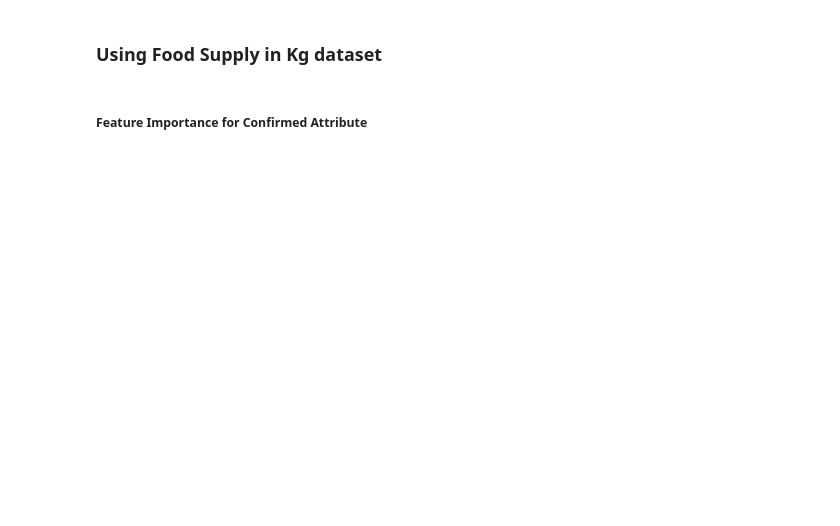
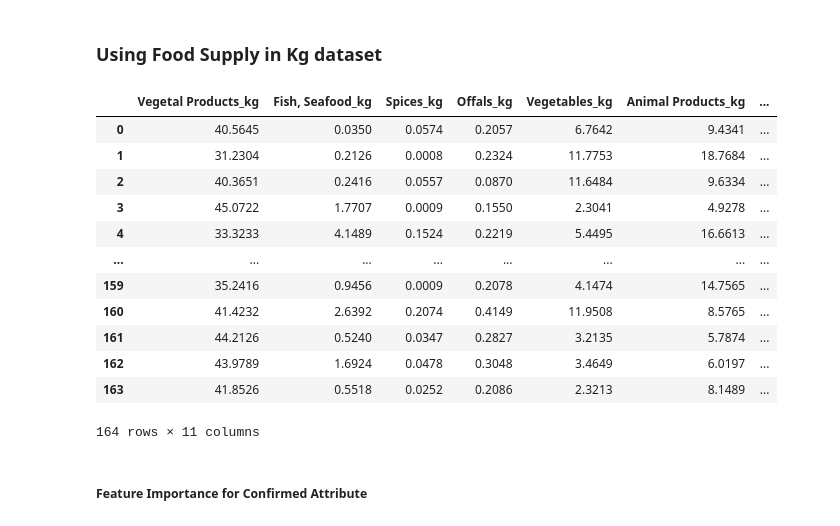
Before and after one commit to Spyrix/Covid19-Diet-Preds, a Jupyter notebook: Boosting.ipynb, the cells around one changed output. Saved outputs shown, nothing was run; the diff lists cells and outputs as text; code cells hidden in the pictures; blank space fills up the shorter version.

```diff
--- a/Boosting.ipynb
+++ b/Boosting.ipynb
@@ -252,8 +312,24 @@ plt.show()
 ### Using Food Supply in Kg dataset
 # %%
 # Removing Country column due to it being categorical and not providing much information
-kg_df = kg_df.drop(['Country', 'Obesity'], axis=1)
+kg_df = kg_df[['Vegetal Products_kg', 'Fish, Seafood_kg', 'Spices_kg',
+                   'Offals_kg', 'Vegetables_kg','Animal Products_kg',
+                   'Alcoholic Beverages_kg','Sugar & Sweeteners_kg','Confirmed','Deaths', 'Recovered']]
 kg_df
+# %% [output]
+|  | Vegetal Products_kg | Fish, Seafood_kg | Spices_kg | Offals_kg | Vegetables_kg | Animal Products_kg | ... |
+| 0 | 40.5645 | 0.0350 | 0.0574 | 0.2057 | 6.7642 | 9.4341 | ... |
+| 1 | 31.2304 | 0.2126 | 0.0008 | 0.2324 | 11.7753 | 18.7684 | ... |
+| 2 | 40.3651 | 0.2416 | 0.0557 | 0.0870 | 11.6484 | 9.6334 | ... |
+| 3 | 45.0722 | 1.7707 | 0.0009 | 0.1550 | 2.3041 | 4.9278 | ... |
+| 4 | 33.3233 | 4.1489 | 0.1524 | 0.2219 | 5.4495 | 16.6613 | ... |
+| ... | ... | ... | ... | ... | ... | ... | ... |
+| 159 | 35.2416 | 0.9456 | 0.0009 | 0.2078 | 4.1474 | 14.7565 | ... |
+| 160 | 41.4232 | 2.6392 | 0.2074 | 0.4149 | 11.9508 | 8.5765 | ... |
+| 161 | 44.2126 | 0.5240 | 0.0347 | 0.2827 | 3.2135 | 5.7874 | ... |
+| 162 | 43.9789 | 1.6924 | 0.0478 | 0.3048 | 3.4649 | 6.0197 | ... |
+| 163 | 41.8526 | 0.5518 | 0.0252 | 0.2086 | 2.3213 | 8.1489 | ... |
+164 rows × 11 columns
 # %% [markdown]
 ##### Feature Importance for Confirmed Attribute
 # %%
```
Also changed, not shown: parts of 29 cells of this notebook.
